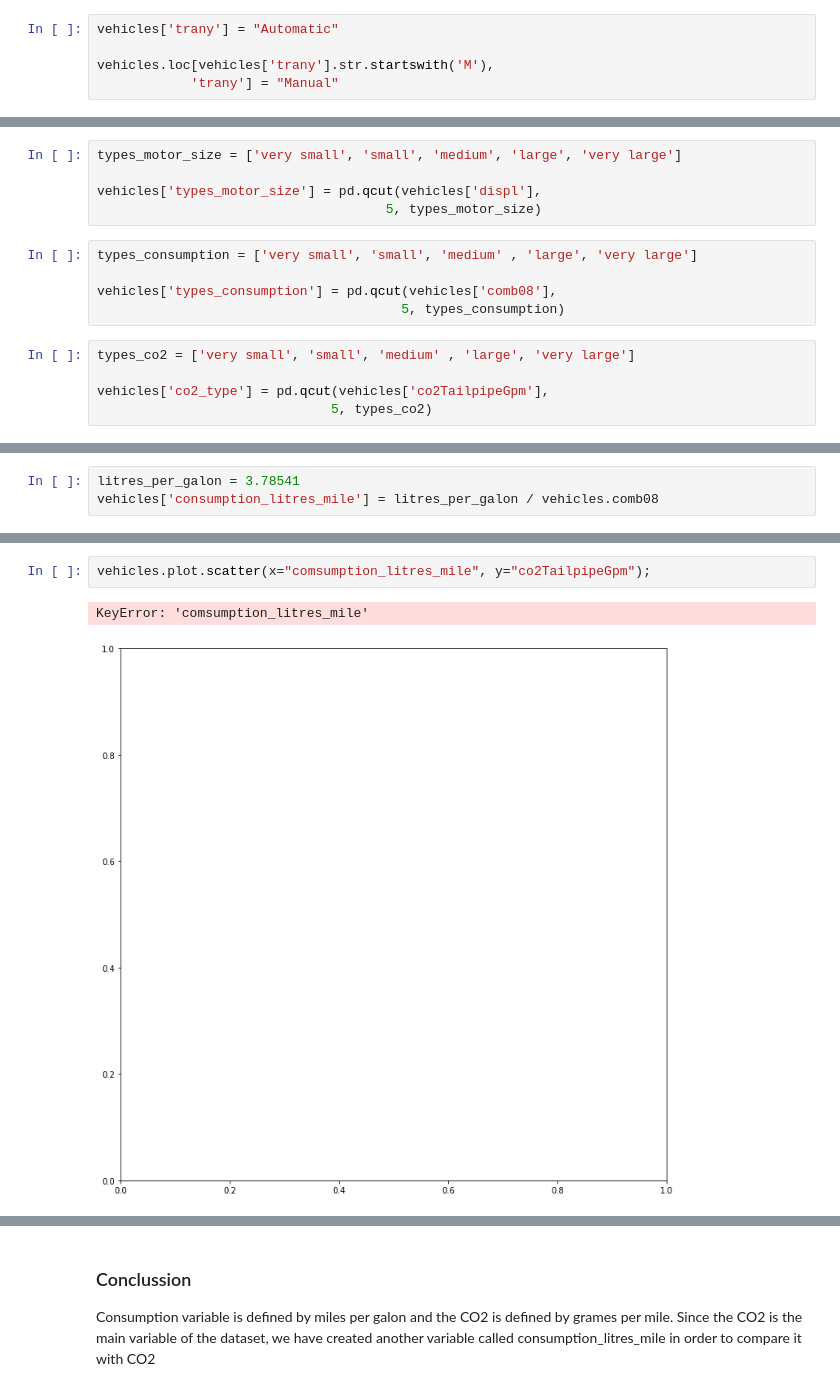
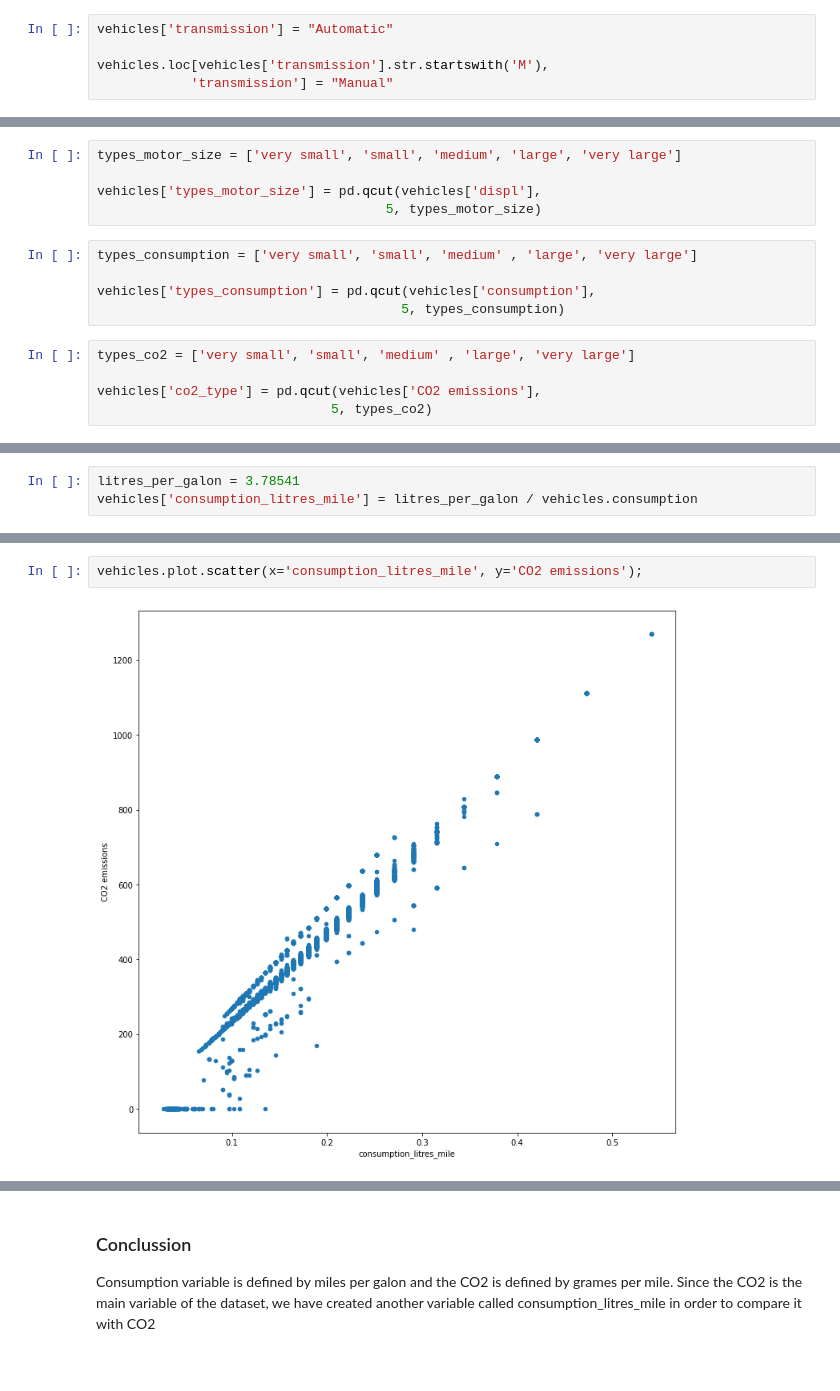
Before and after one commit to orgazAdrian/US-Car-Pollution-Data-Analysis, a Jupyter notebook: notebooks/Exploratory data analysis - 3. Variables Clustering.ipynb, the cells around one changed output, grey strips where cells are left out. Saved outputs shown, nothing was run; the diff lists cells and outputs as text.

```diff
--- a/notebooks/Exploratory data analysis - 3. Variables Clustering.ipynb
+++ b/notebooks/Exploratory data analysis - 3. Variables Clustering.ipynb
@@ -186,10 +186,10 @@ array(['Automatic 3-spd', 'Automatic 4-spd', 'Manual 5-spd',
 # %% [markdown]
 We see that transmissions can be categorized by manual or automatic
 # %%
-vehicles['trany'] = "Automatic"
+vehicles['transmission'] = "Automatic"
 
-vehicles.loc[vehicles['trany'].str.startswith('M'),
-            'trany'] = "Manual"
+vehicles.loc[vehicles['transmission'].str.startswith('M'),
+            'transmission'] = "Manual"
 # %% [markdown]
 In case of an error, we shall check whether exist null values on the category
 # %%
@@ -303,12 +303,12 @@ vehicles['types_motor_size'] = pd.qcut(vehicles['displ'],
 # %%
 types_consumption = ['very small', 'small', 'medium' , 'large', 'very large']
 
-vehicles['types_consumption'] = pd.qcut(vehicles['comb08'],
+vehicles['types_consumption'] = pd.qcut(vehicles['consumption'],
                                        5, types_consumption)
 # %%
 types_co2 = ['very small', 'small', 'medium' , 'large', 'very large']
 
-vehicles['co2_type'] = pd.qcut(vehicles['co2TailpipeGpm'],
+vehicles['co2_type'] = pd.qcut(vehicles['CO2 emissions'],
                               5, types_co2)
 # %%
 vehicles.head()
@@ -335,7 +335,7 @@ We need to invert the consumption to galons per mile.
 Besides, we are going to measure litres per galon.
 # %%
 litres_per_galon = 3.78541
-vehicles['consumption_litres_mile'] = litres_per_galon / vehicles.comb08
+vehicles['consumption_litres_mile'] = litres_per_galon / vehicles.consumption
 # %%
 vehicles.head()
 # %% [output]
@@ -348,7 +348,6 @@ vehicles.head()
 # %%
-vehicles.plot.scatter(x="comsumption_litres_mile", y="co2TailpipeGpm");
+vehicles.plot.scatter(x='consumption_litres_mile', y='CO2 emissions');
 # %% [output]
-KeyError: 'comsumption_litres_mile'
-[figure, old version]
+[figure, new version]
 # %%
 types_consumption = ['very small', 'small', 'medium' , 'large', 'very large']
```
Also changed, not shown: parts of 21 cells of this notebook, 2 other files.
